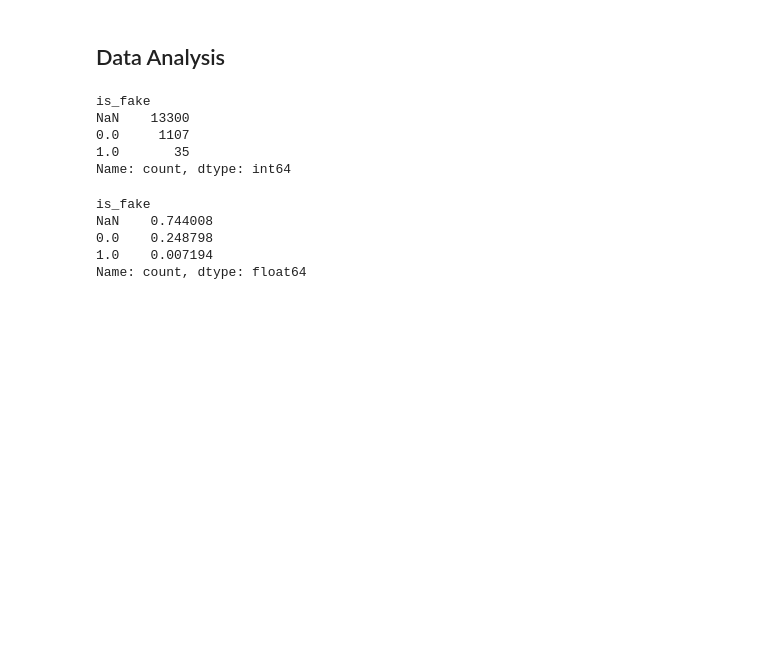
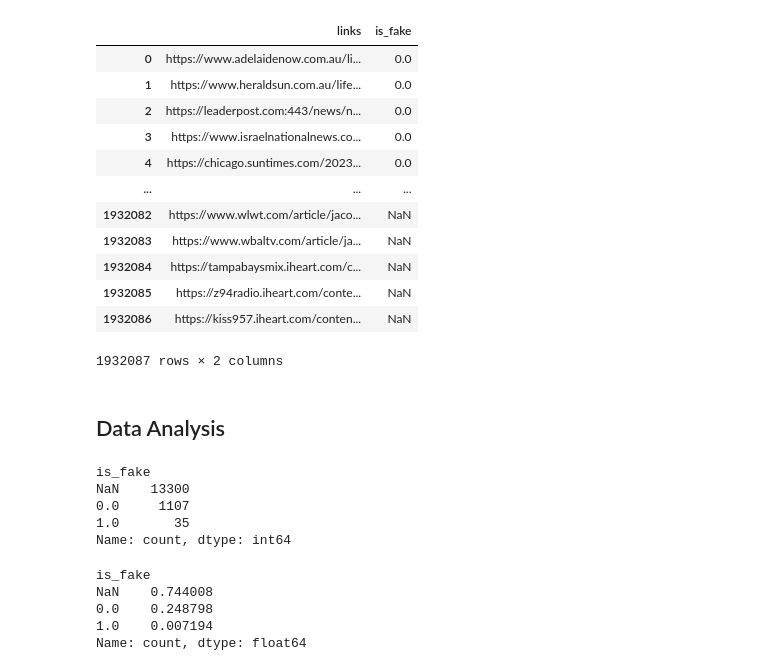
Before and after one commit to MatthiasPicard/fake-news-detection, a Jupyter notebook: urls.ipynb, the cells around one changed output. Cells and saved outputs as stored; diff of their text form; code cells hidden in the pictures; blank space fills up the shorter version.

```diff
--- a/urls.ipynb
+++ b/urls.ipynb
@@ -54,6 +54,22 @@ MBFS = pd.read_csv("../mediabiasfactcheck/mediabiasfactcheck.csv")
 df_test = pd.read_csv("gdelt_data/20231001000000.mentions.CSV", delimiter='\t', names=col_names_mentions)
 
 df_test_event = pd.read_csv("gdelt_data_event/20231001000000.export.CSV", delimiter='\t', names=col_names_events)
+# %%
+df_articles_mixte
+# %% [output]
+|  | links | is_fake |
+| 0 | https://www.adelaidenow.com.au/li... | 0.0 |
+| 1 | https://www.heraldsun.com.au/life... | 0.0 |
+| 2 | https://leaderpost.com:443/news/n... | 0.0 |
+| 3 | https://www.israelnationalnews.co... | 0.0 |
+| 4 | https://chicago.suntimes.com/2023... | 0.0 |
+| ... | ... | ... |
+| 1932082 | https://www.wlwt.com/article/jaco... | NaN |
+| 1932083 | https://www.wbaltv.com/article/ja... | NaN |
+| 1932084 | https://tampabaysmix.iheart.com/c... | NaN |
+| 1932085 | https://z94radio.iheart.com/conte... | NaN |
+| 1932086 | https://kiss957.iheart.com/conten... | NaN |
+1932087 rows × 2 columns
 # %%
 pd.set_option('display.max_columns', None)
 # %% [markdown]
```
Also changed, not shown: 5 other files.
